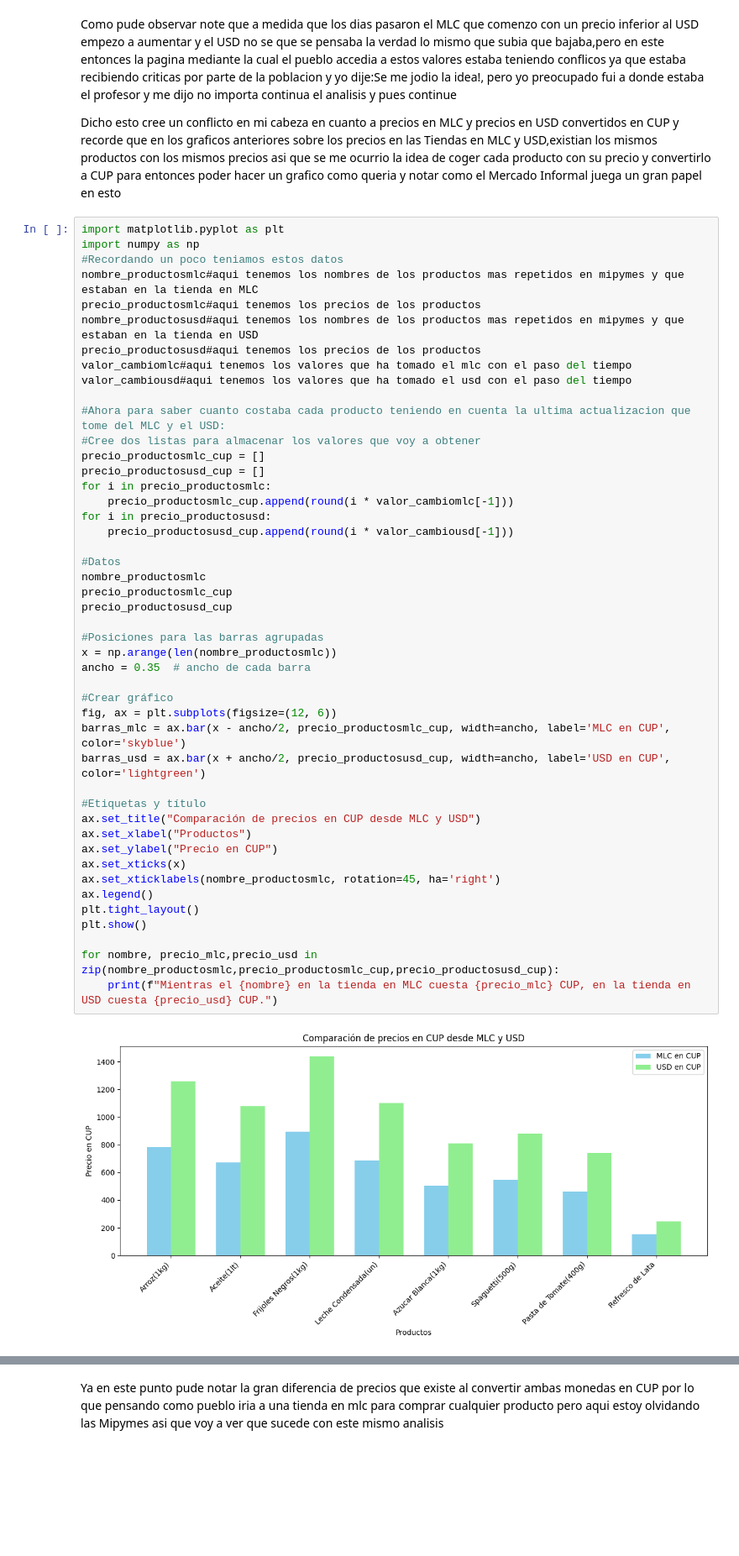
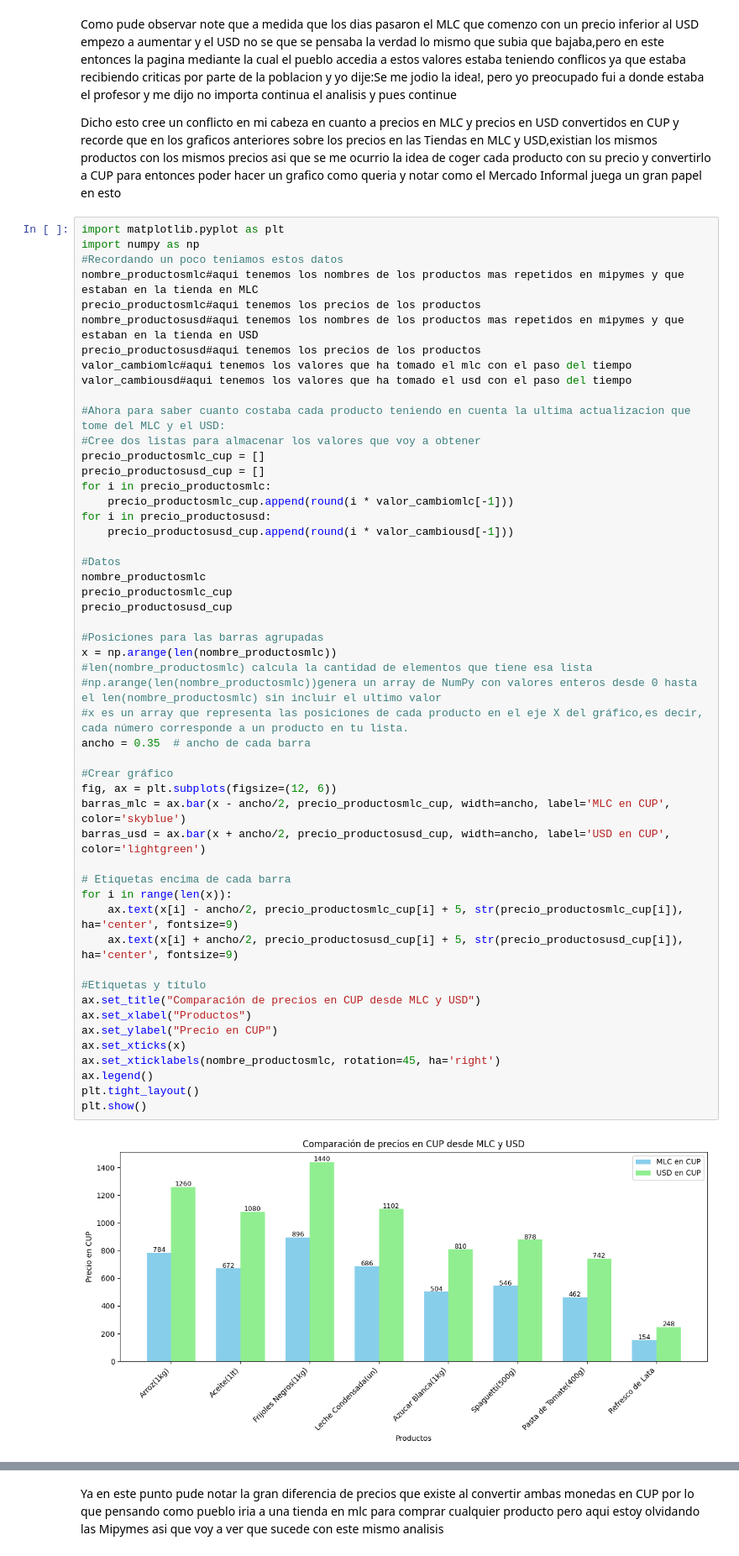
Before and after one commit to WilliamTMC/Proyecto45, a Jupyter notebook: analisis1.ipynb, the cells around one changed output, grey strips where cells are left out. Shown: that part at 84% size. Saved outputs shown, nothing was run; the diff lists cells and outputs as text; blank space fills up the shorter version.

Commit message:
mejore el ultimo grafico

```diff
--- a/analisis1.ipynb
+++ b/analisis1.ipynb
@@ -560,34 +560,39 @@ precio_productosmlc_cup = []
 precio_productosusd_cup = []
 for i in precio_productosmlc:
     precio_productosmlc_cup.append(round(i * valor_cambiomlc[-1]))
 for i in precio_productosusd:
     precio_productosusd_cup.append(round(i * valor_cambiousd[-1]))
 
 #Datos
 nombre_productosmlc
 precio_productosmlc_cup
 precio_productosusd_cup
 
 #Posiciones para las barras agrupadas
 x = np.arange(len(nombre_productosmlc))
+#len(nombre_productosmlc) calcula la cantidad de elementos que tiene esa lista
+#np.arange(len(nombre_productosmlc))genera un array de NumPy con valores enteros desde 0 hasta el len(nombre_productosmlc) sin incluir el ultimo valor
+#x es un array que representa las posiciones de cada producto en el eje X del gráfico,es decir, cada número corresponde a un producto en tu lista.
 ancho = 0.35  # ancho de cada barra
 
 #Crear gráfico
 fig, ax = plt.subplots(figsize=(12, 6))
 barras_mlc = ax.bar(x - ancho/2, precio_productosmlc_cup, width=ancho, label='MLC en CUP', color='skyblue')
 barras_usd = ax.bar(x + ancho/2, precio_productosusd_cup, width=ancho, label='USD en CUP', color='lightgreen')
+
+# Etiquetas encima de cada barra
+for i in range(len(x)):
+    ax.text(x[i] - ancho/2, precio_productosmlc_cup[i] + 5, str(precio_productosmlc_cup[i]), ha='center', fontsize=9)
+    ax.text(x[i] + ancho/2, precio_productosusd_cup[i] + 5, str(precio_productosusd_cup[i]), ha='center', fontsize=9)
 
 #Etiquetas y título
 ax.set_title("Comparación de precios en CUP desde MLC y USD")
 ax.set_xlabel("Productos")
 ax.set_ylabel("Precio en CUP")
 ax.set_xticks(x)
 ax.set_xticklabels(nombre_productosmlc, rotation=45, ha='right')
 ax.legend()
 plt.tight_layout()
 plt.show()
-
-for nombre, precio_mlc,precio_usd in zip(nombre_productosmlc,precio_productosmlc_cup,precio_productosusd_cup):
-    print(f"Mientras el {nombre} en la tienda en MLC cuesta {precio_mlc} CUP, en la tienda en USD cuesta {precio_usd} CUP.")
 # %% [output]
-[figure, old version]
+[figure, new version]
```
Also changed, not shown: parts of 1 cell of this notebook.
